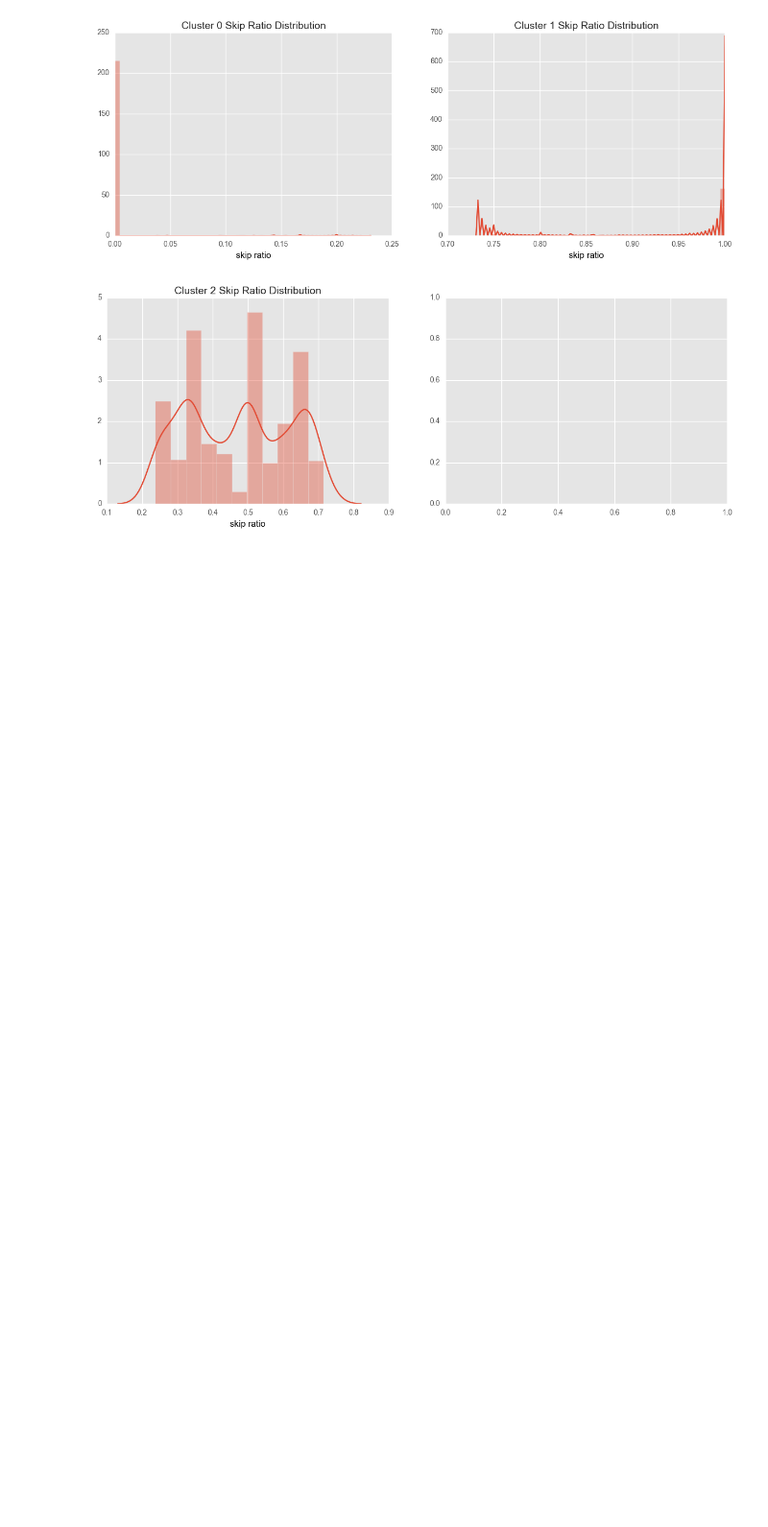
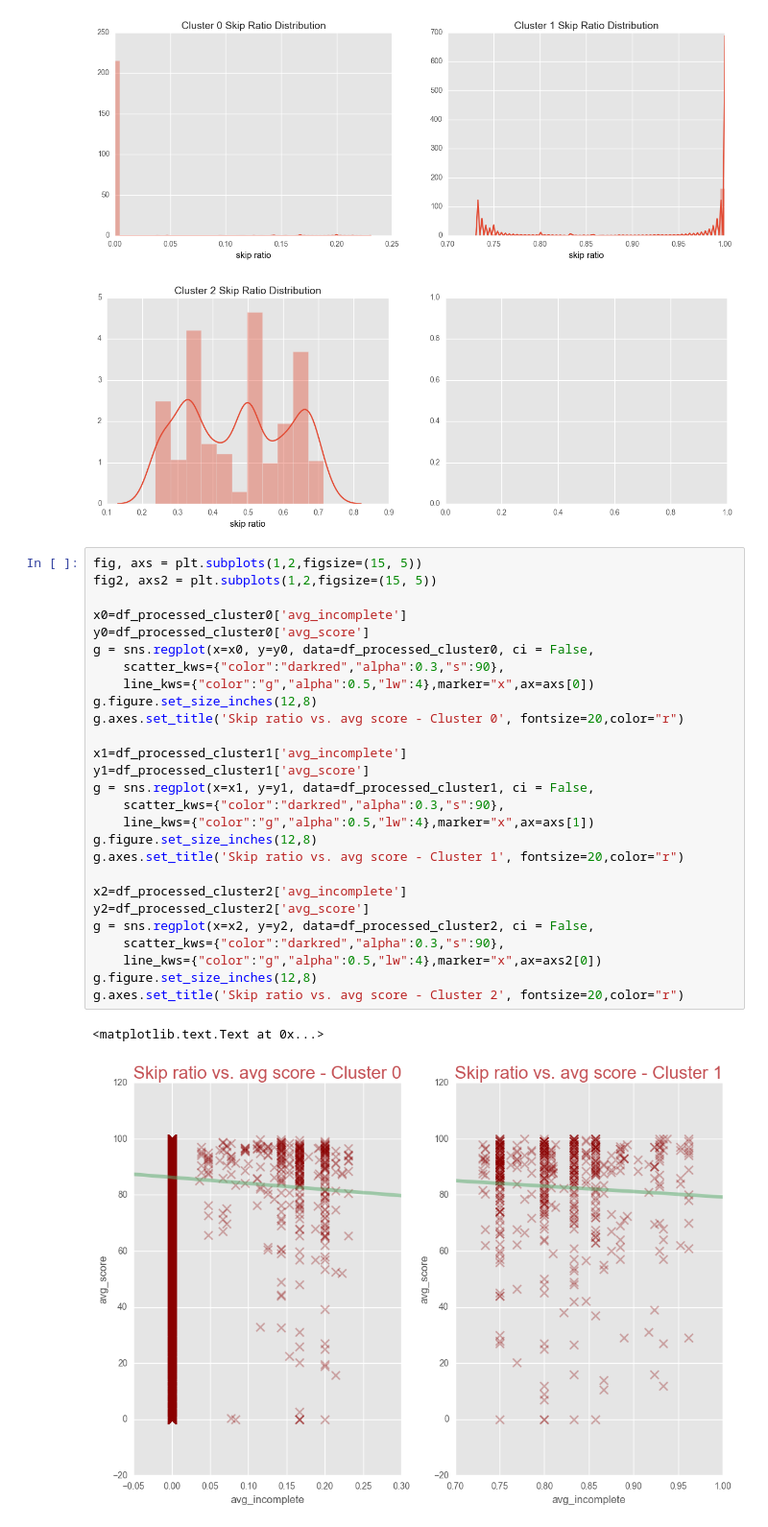
Before and after one commit to Hopenglish-Miners/data-exploration, a Jupyter notebook: jupyter-analysis/new_explorations.ipynb, the cells around one changed output. Shown at 96% size. Drawn from its saved outputs; the diff is of its cells as text; blank space fills up the shorter version.

```diff
--- a/jupyter-analysis/new_explorations.ipynb
+++ b/jupyter-analysis/new_explorations.ipynb
@@ -102,3 +132,33 @@ c2.set_xlabel("skip ratio",color="black")
 <matplotlib.text.Text at 0x...>
 [figure]
 [figure]
+# %%
+fig, axs = plt.subplots(1,2,figsize=(15, 5))
+fig2, axs2 = plt.subplots(1,2,figsize=(15, 5))
+
+x0=df_processed_cluster0['avg_incomplete']
+y0=df_processed_cluster0['avg_score']
+g = sns.regplot(x=x0, y=y0, data=df_processed_cluster0, ci = False,
+    scatter_kws={"color":"darkred","alpha":0.3,"s":90},
+    line_kws={"color":"g","alpha":0.5,"lw":4},marker="x",ax=axs[0])
+g.figure.set_size_inches(12,8)
+g.axes.set_title('Skip ratio vs. avg score - Cluster 0', fontsize=20,color="r")
+
+x1=df_processed_cluster1['avg_incomplete']
+y1=df_processed_cluster1['avg_score']
+g = sns.regplot(x=x1, y=y1, data=df_processed_cluster1, ci = False,
+    scatter_kws={"color":"darkred","alpha":0.3,"s":90},
+    line_kws={"color":"g","alpha":0.5,"lw":4},marker="x",ax=axs[1])
+g.figure.set_size_inches(12,8)
+g.axes.set_title('Skip ratio vs. avg score - Cluster 1', fontsize=20,color="r")
+
+x2=df_processed_cluster2['avg_incomplete']
+y2=df_processed_cluster2['avg_score']
+g = sns.regplot(x=x2, y=y2, data=df_processed_cluster2, ci = False,
+    scatter_kws={"color":"darkred","alpha":0.3,"s":90},
+    line_kws={"color":"g","alpha":0.5,"lw":4},marker="x",ax=axs2[0])
+g.figure.set_size_inches(12,8)
+g.axes.set_title('Skip ratio vs. avg score - Cluster 2', fontsize=20,color="r")
+# %% [output]
+<matplotlib.text.Text at 0x...>
+[figure, added]
```
Also changed, not shown: parts of 12 cells of this notebook.
